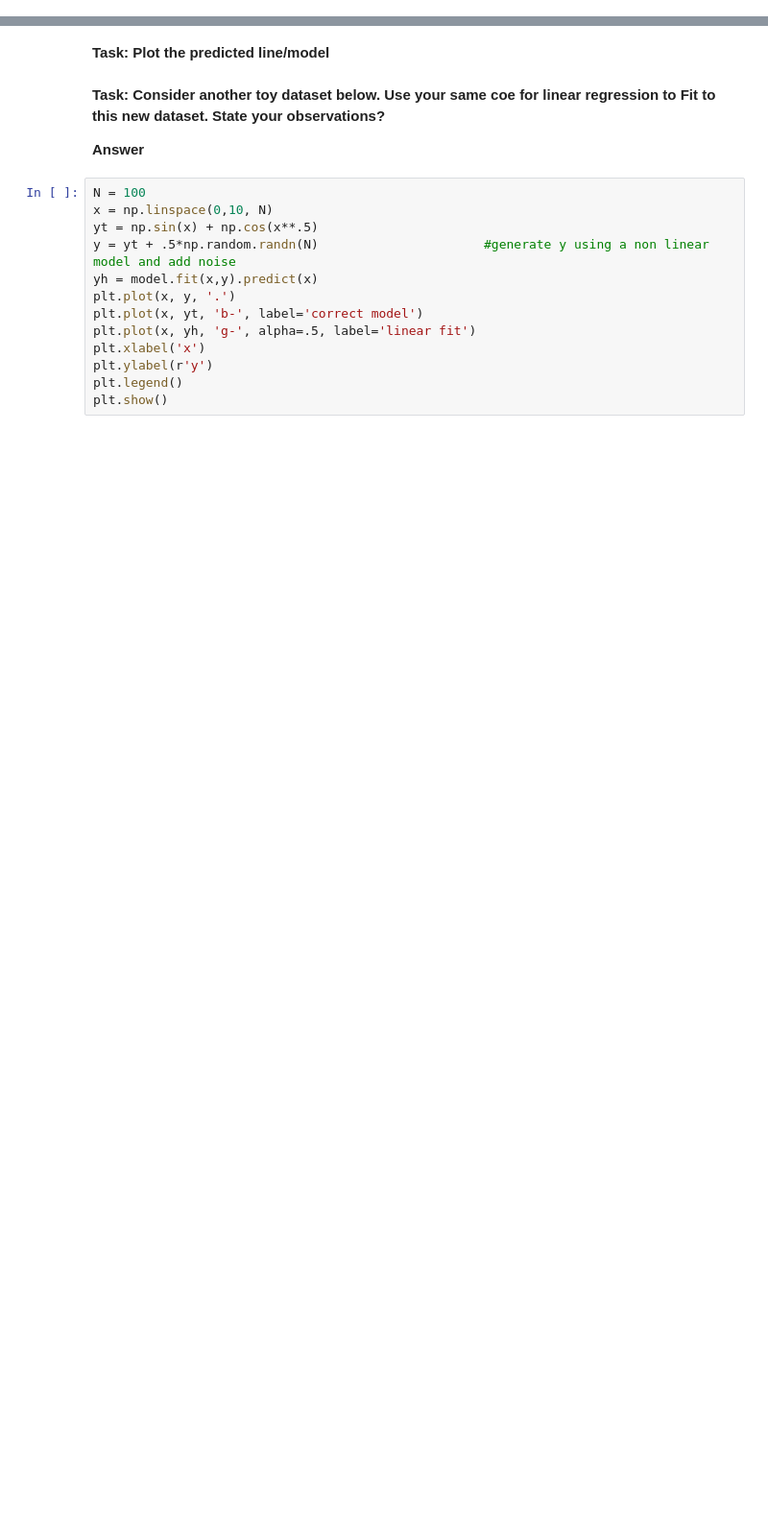
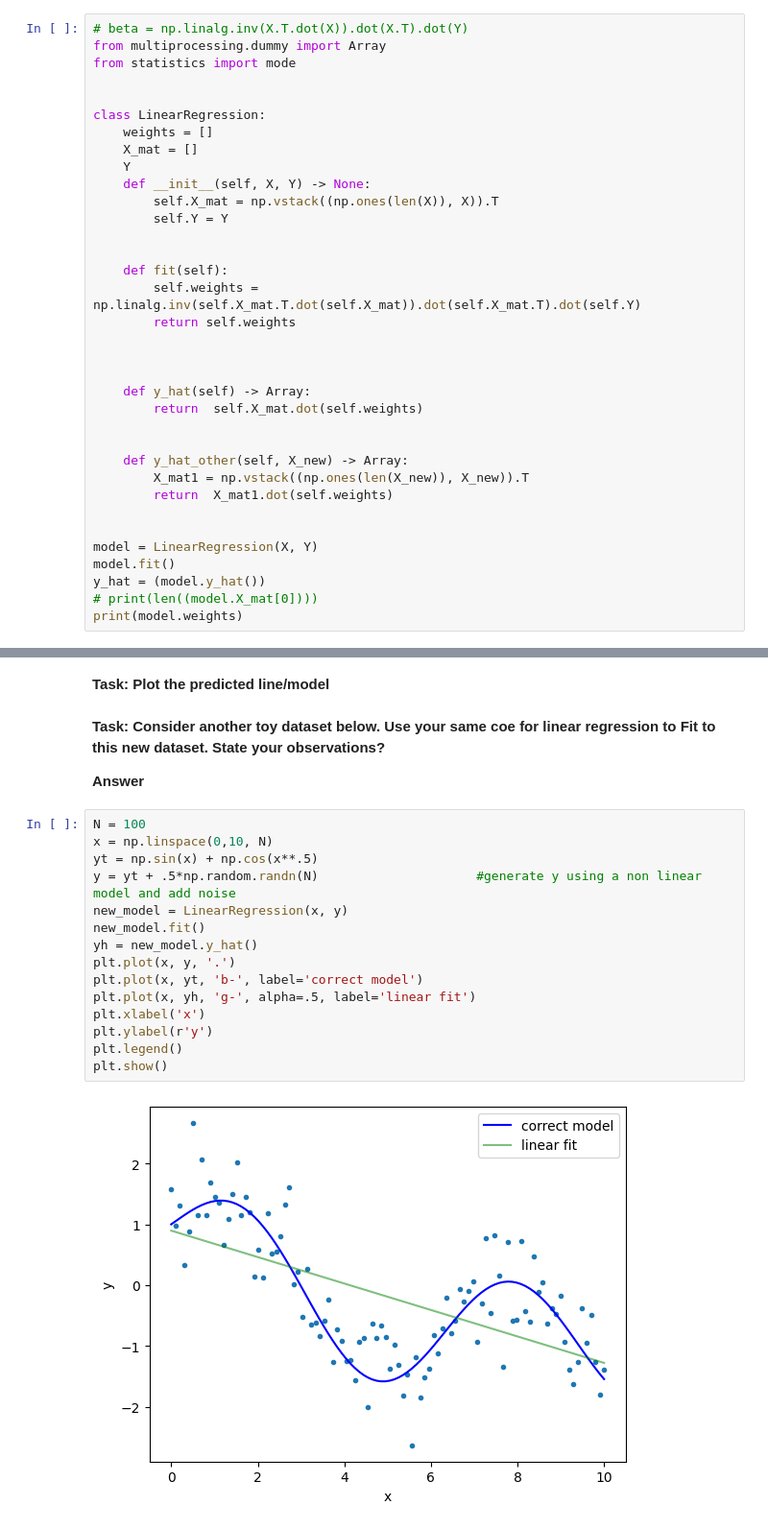
Before and after one commit to snehithjk/CSC-570, a Jupyter notebook: CSC 570/Lab3/Assignment3_LinearRegression-1.ipynb, the cells around one changed output, grey strips where cells are left out. Shown at 96% size. Drawn from its saved outputs; the diff is of its cells as text; blank space fills up the shorter version.

```diff
--- a/CSC 570/Lab3/Assignment3_LinearRegression-1.ipynb
+++ b/CSC 570/Lab3/Assignment3_LinearRegression-1.ipynb
@@ -16,0 +17,35 @@ print(X.shape, y.shape )
+# %%
+# beta = np.linalg.inv(X.T.dot(X)).dot(X.T).dot(Y)
+from multiprocessing.dummy import Array
+from statistics import mode
+
+
+class LinearRegression:
+    weights = []
+    X_mat = []
+    Y
+    def __init__(self, X, Y) -> None:
+        self.X_mat = np.vstack((np.ones(len(X)), X)).T
+        self.Y = Y
+
+
+    def fit(self):
+        self.weights =  np.linalg.inv(self.X_mat.T.dot(self.X_mat)).dot(self.X_mat.T).dot(self.Y)
+        return self.weights
+
+
+
+    def y_hat(self) -> Array:
+        return  self.X_mat.dot(self.weights)
+
+
+    def y_hat_other(self, X_new) -> Array:
+        X_mat1 = np.vstack((np.ones(len(X_new)), X_new)).T
+        return  X_mat1.dot(self.weights)
+
+
+model = LinearRegression(X, Y)
+model.fit()
+y_hat = (model.y_hat())
+# print(len((model.X_mat[0])))
+print(model.weights)
@@ -29,13 +102,17 @@ print(X.shape, y.shape )
 # %%
 N = 100
 x = np.linspace(0,10, N)
 yt = np.sin(x) + np.cos(x**.5)
-y = yt + .5*np.random.randn(N)                      #generate y using a non linear model and add noise
-yh = model.fit(x,y).predict(x)
+y = yt + .5*np.random.randn(N)                     #generate y using a non linear model and add noise
+new_model = LinearRegression(x, y)
+new_model.fit()
+yh = new_model.y_hat()
 plt.plot(x, y, '.')
 plt.plot(x, yt, 'b-', label='correct model')
 plt.plot(x, yh, 'g-', alpha=.5, label='linear fit')
 plt.xlabel('x')
 plt.ylabel(r'y')
 plt.legend()
 plt.show()
+# %% [output]
+[figure, added]
```
Also changed, not shown: parts of 4 cells of this notebook.
